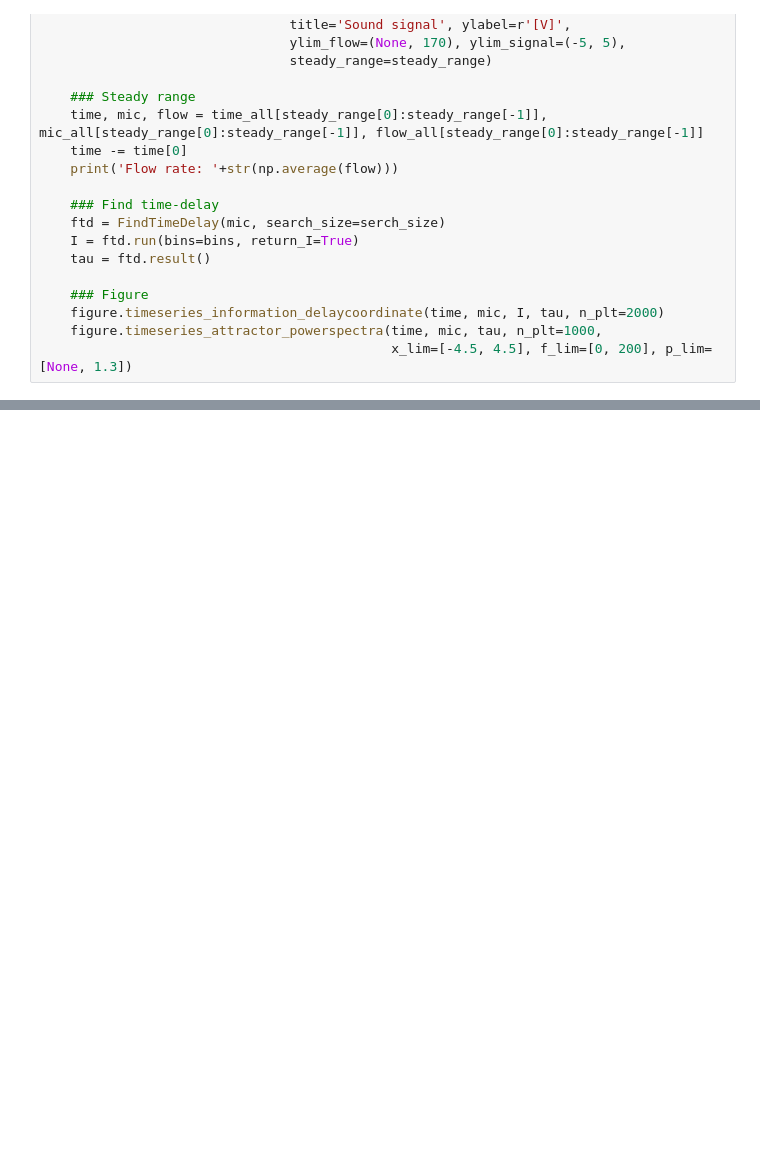
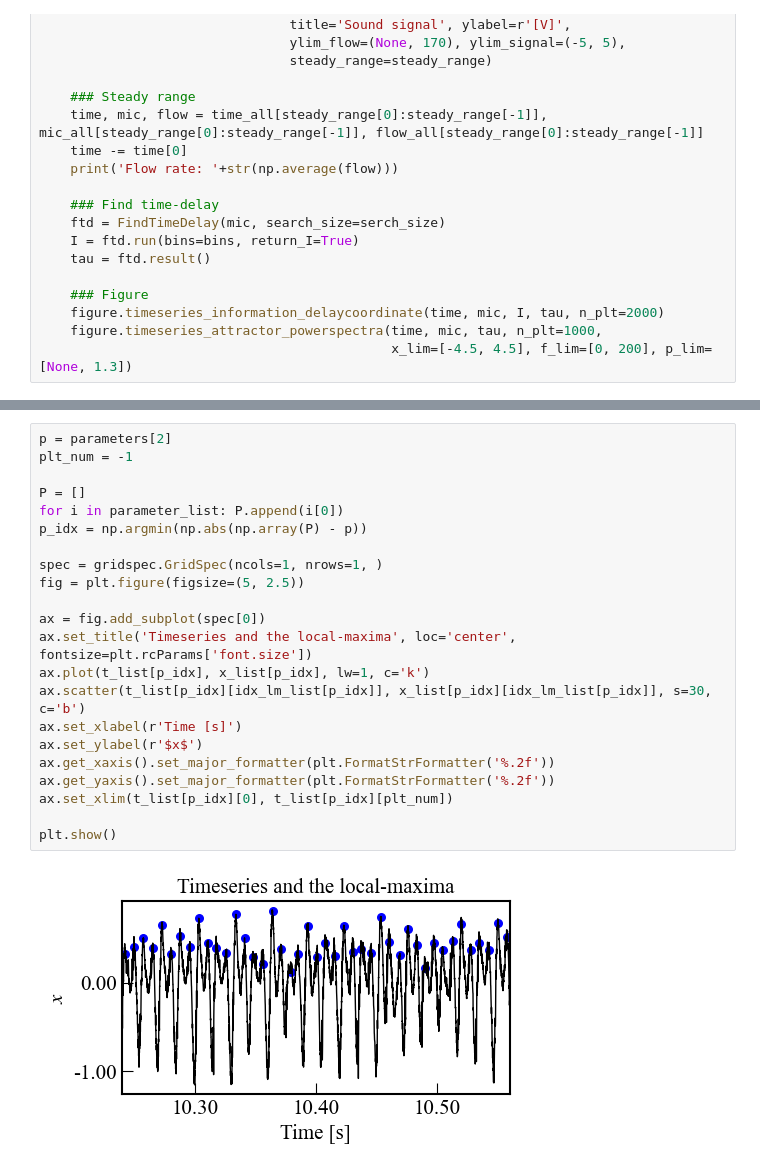
Before and after one commit to TakumiInoue0628/analysis-of-vocal-fold-system-based-on-nonlinear-dynamics-theory-using-machine-learning, a Jupyter notebook: report/20241022/01_03_experimental_data_bifurcation.ipynb, the cells around one changed output, grey strips where cells are left out. Drawn from its saved outputs; the diff is of its cells as text; blank space fills up the shorter version.

```diff
--- a/report/20241022/01_03_experimental_data_bifurcation.ipynb
+++ b/report/20241022/01_03_experimental_data_bifurcation.ipynb
@@ -156,0 +141,24 @@ data list | T, MIC, FLOW
+# %%
+p = parameters[2]
+plt_num = -1
+
+P = []
+for i in parameter_list: P.append(i[0])
+p_idx = np.argmin(np.abs(np.array(P) - p))
+
+spec = gridspec.GridSpec(ncols=1, nrows=1, )
+fig = plt.figure(figsize=(5, 2.5))
+
+ax = fig.add_subplot(spec[0])
+ax.set_title('Timeseries and the local-maxima', loc='center', fontsize=plt.rcParams['font.size'])
+ax.plot(t_list[p_idx], x_list[p_idx], lw=1, c='k')
+ax.scatter(t_list[p_idx][idx_lm_list[p_idx]], x_list[p_idx][idx_lm_list[p_idx]], s=30, c='b')
+ax.set_xlabel(r'Time [s]')
+ax.set_ylabel(r'$x$')
+ax.get_xaxis().set_major_formatter(plt.FormatStrFormatter('%.2f'))
+ax.get_yaxis().set_major_formatter(plt.FormatStrFormatter('%.2f'))
+ax.set_xlim(t_list[p_idx][0], t_list[p_idx][plt_num])
+
+plt.show()
+# %% [output]
+[figure, added]
```
Also changed, not shown: parts of 8 cells of this notebook, 3 other files.
